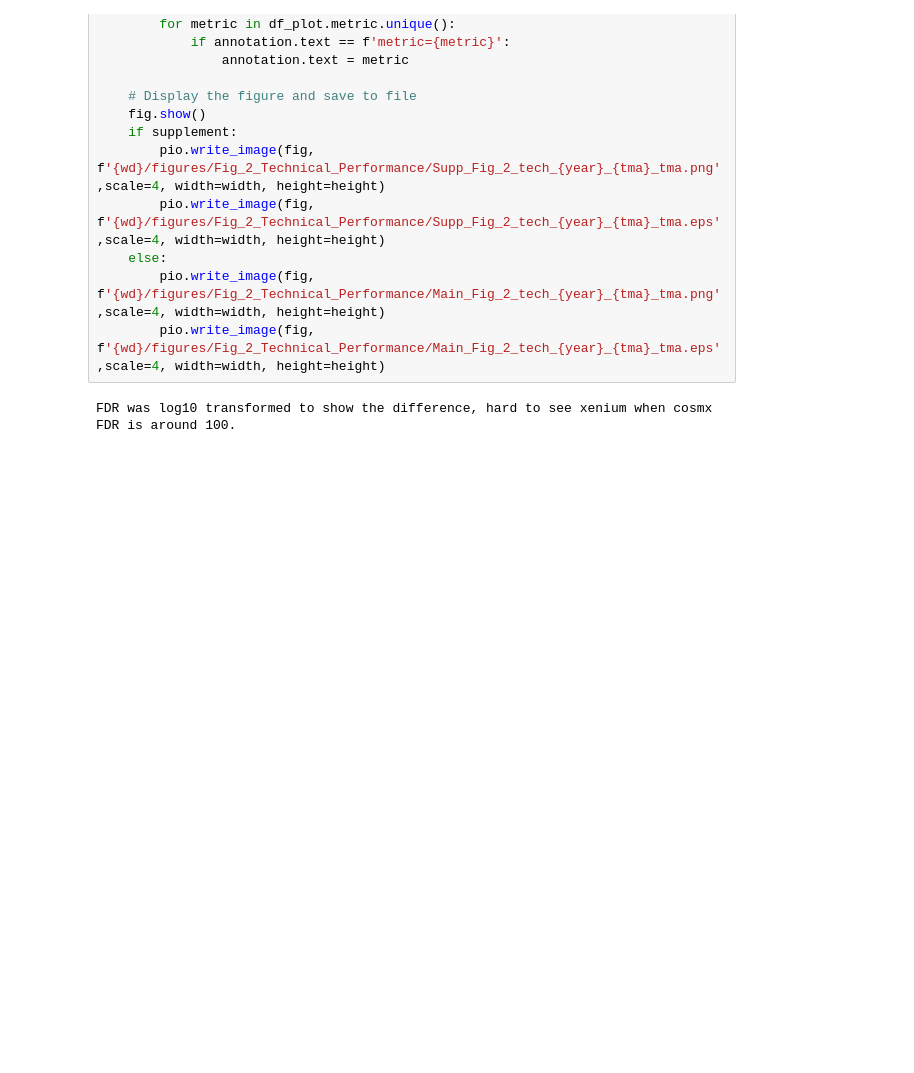
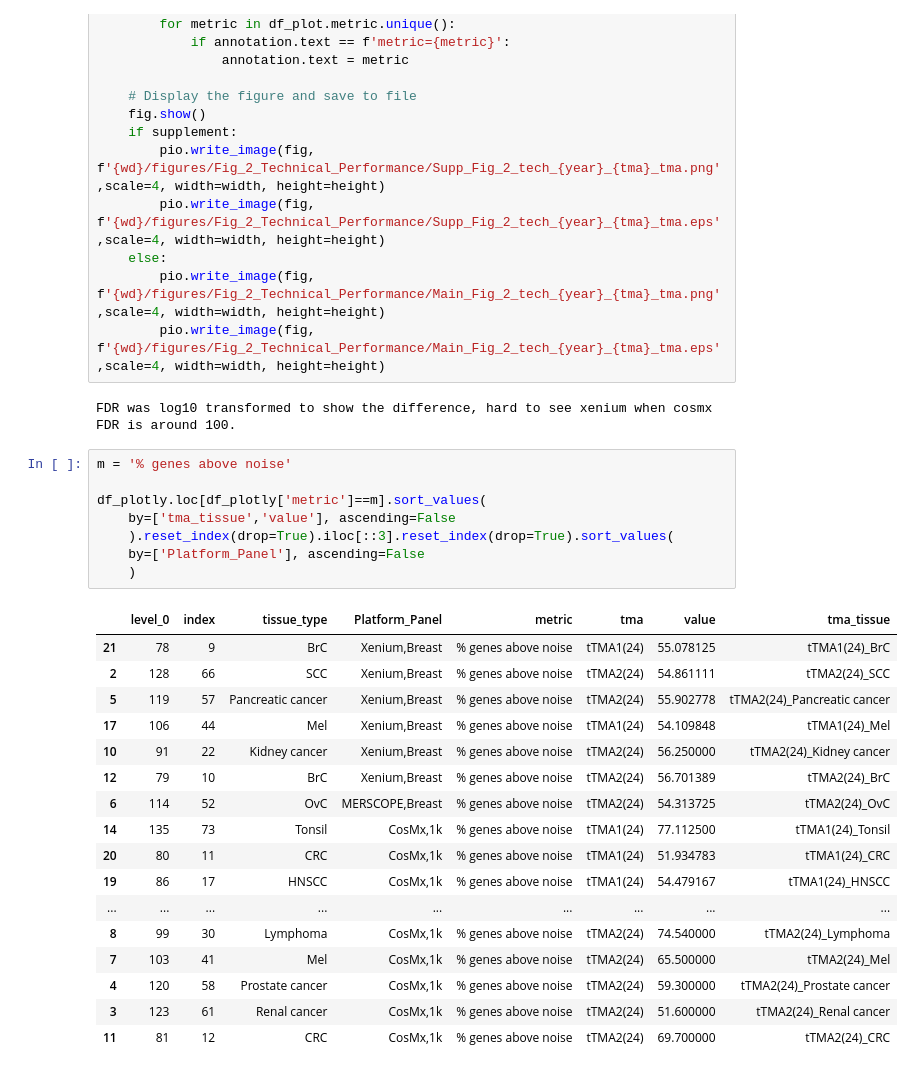
Before and after one commit to broadinstitute/ist_benchmarking, a Jupyter notebook: 02_specificity_sensitivity_reproducibility.ipynb, the cells around one changed output. Drawn from its saved outputs; the diff is of its cells as text; blank space fills up the shorter version.

```diff
--- a/02_specificity_sensitivity_reproducibility.ipynb
+++ b/02_specificity_sensitivity_reproducibility.ipynb
@@ -631,6 +633,32 @@ if year == '2024':
         pio.write_image(fig, f'{wd}/figures/Fig_2_Technical_Performance/Main_Fig_2_tech_{year}_{tma}_tma.eps',scale=4, width=width, height=height)
 # %% [output]
 FDR was log10 transformed to show the difference, hard to see xenium when cosmx FDR is around 100.
+# %%
+m = '% genes above noise'
+
+df_plotly.loc[df_plotly['metric']==m].sort_values(
+    by=['tma_tissue','value'], ascending=False
+    ).reset_index(drop=True).iloc[::3].reset_index(drop=True).sort_values(
+    by=['Platform_Panel'], ascending=False
+    )
+# %% [output]
+|  | level_0 | index | tissue_type | Platform_Panel | metric | tma | value | tma_tissue |
+| 21 | 78 | 9 | BrC | Xenium,Breast | % genes above noise | tTMA1(24) | 55.078125 | tTMA1(24)_BrC |
+| 2 | 128 | 66 | SCC | Xenium,Breast | % genes above noise | tTMA2(24) | 54.861111 | tTMA2(24)_SCC |
+| 5 | 119 | 57 | Pancreatic cancer | Xenium,Breast | % genes above noise | tTMA2(24) | 55.902778 | tTMA2(24)_Pancreatic cancer |
+| 17 | 106 | 44 | Mel | Xenium,Breast | % genes above noise | tTMA1(24) | 54.109848 | tTMA1(24)_Mel |
+| 10 | 91 | 22 | Kidney cancer | Xenium,Breast | % genes above noise | tTMA2(24) | 56.250000 | tTMA2(24)_Kidney cancer |
+| 12 | 79 | 10 | BrC | Xenium,Breast | % genes above noise | tTMA2(24) | 56.701389 | tTMA2(24)_BrC |
+| 6 | 114 | 52 | OvC | MERSCOPE,Breast | % genes above noise | tTMA2(24) | 54.313725 | tTMA2(24)_OvC |
+| 14 | 135 | 73 | Tonsil | CosMx,1k | % genes above noise | tTMA1(24) | 77.112500 | tTMA1(24)_Tonsil |
+| 20 | 80 | 11 | CRC | CosMx,1k | % genes above noise | tTMA1(24) | 51.934783 | tTMA1(24)_CRC |
+| 19 | 86 | 17 | HNSCC | CosMx,1k | % genes above noise | tTMA1(24) | 54.479167 | tTMA1(24)_HNSCC |
+| ... | ... | ... | ... | ... | ... | ... | ... | ... |
+| 8 | 99 | 30 | Lymphoma | CosMx,1k | % genes above noise | tTMA2(24) | 74.540000 | tTMA2(24)_Lymphoma |
+| 7 | 103 | 41 | Mel | CosMx,1k | % genes above noise | tTMA2(24) | 65.500000 | tTMA2(24)_Mel |
+| 4 | 120 | 58 | Prostate cancer | CosMx,1k | % genes above noise | tTMA2(24) | 59.300000 | tTMA2(24)_Prostate cancer |
+| 3 | 123 | 61 | Renal cancer | CosMx,1k | % genes above noise | tTMA2(24) | 51.600000 | tTMA2(24)_Renal cancer |
+| 11 | 81 | 12 | CRC | CosMx,1k | % genes above noise | tTMA2(24) | 69.700000 | tTMA2(24)_CRC |
 # %%
 
 df_all = df_plotly.copy()
```
Also changed, not shown: parts of 2 cells of this notebook, 3 other files.
